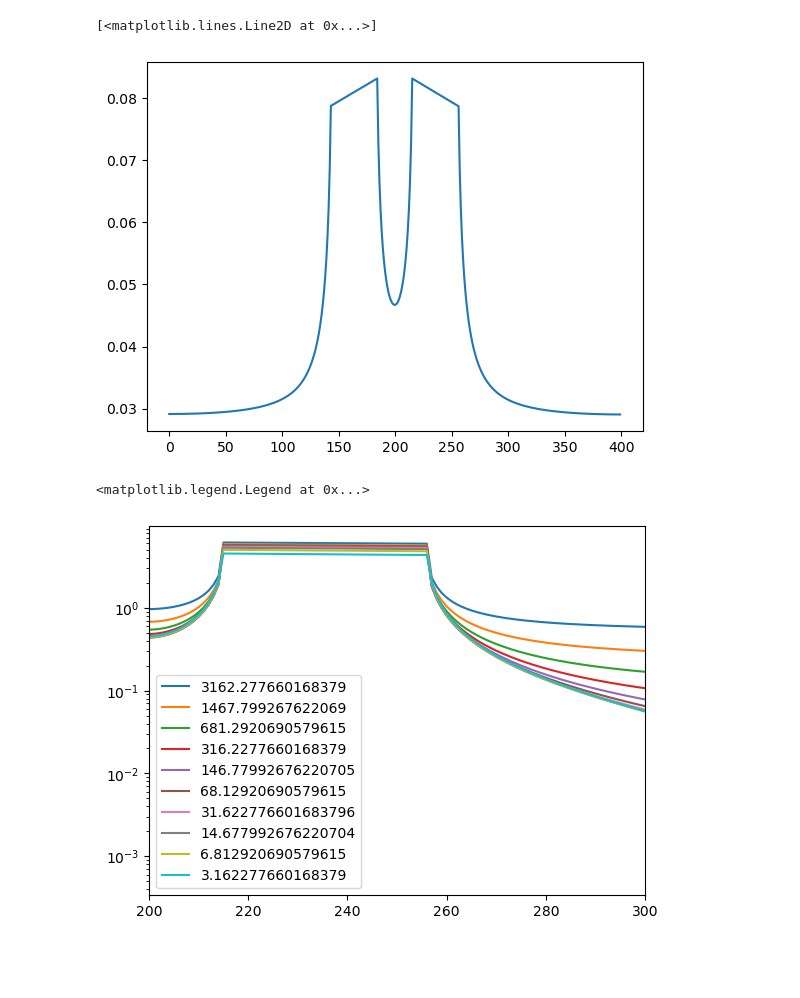
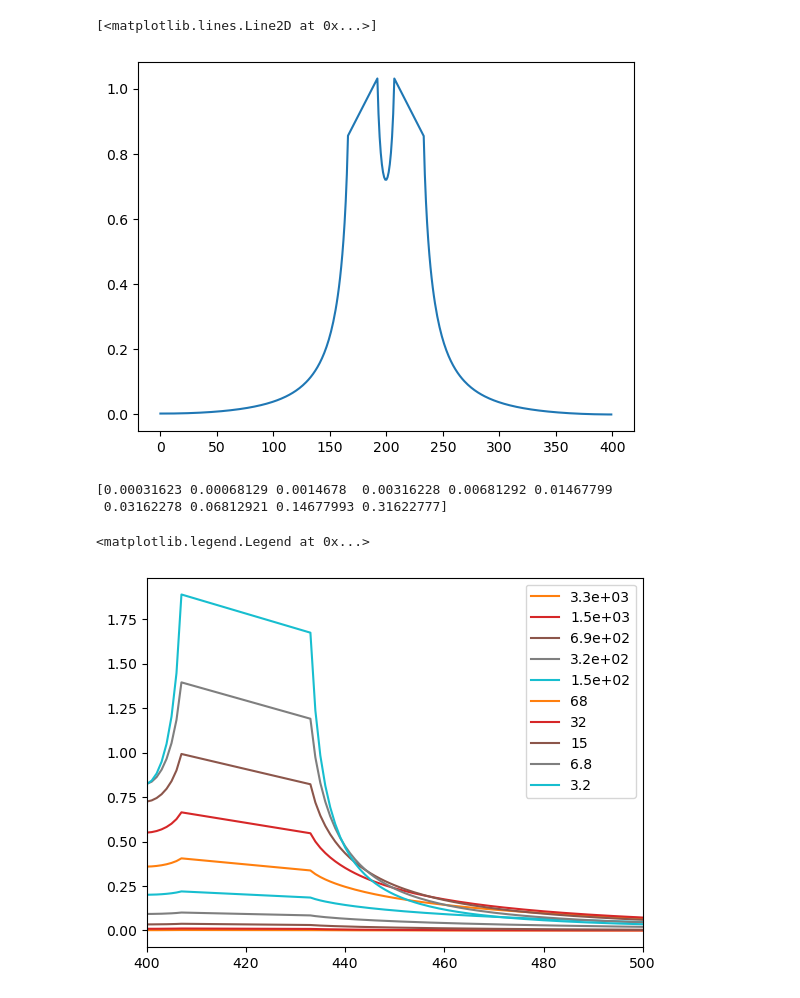
Before and after one commit to yuchenyan0107/LBM_Diffusion, a Jupyter notebook: Laplacian_solver/laplacian.ipynb, the cells around one changed output. Saved outputs shown, nothing was run; the diff lists cells and outputs as text; code cells hidden in the pictures; blank space fills up the shorter version.

Commit message:
Concentration profile matching, improved

```diff
--- a/Laplacian_solver/laplacian.ipynb
+++ b/Laplacian_solver/laplacian.ipynb
@@ -163,44 +163,61 @@ plt.show()
 # %%
-plt.plot(np.arange(nx)[non_absorb_mask == 0], C[:, 0][non_absorb_mask == 0])
+
+background_value = np.min(C[:, 0])
+extra_thickness = C[:, 0] - background_value #+ 1e-6
+normalized_thickness = extra_thickness/ background_value
+
+plt.plot(np.arange(nx)[non_absorb_mask == 0], normalized_thickness[non_absorb_mask == 0])
 # %% [output]
 [<matplotlib.lines.Line2D at 0x...>]
-[figure, old version]
+[figure, new version]
 # %%
 def _single_run(absorption_rate):
 
     absorption_coefficient = 1/absorption_rate
 
-    C, iters, maxchange = solve_core(nx, ny, C0, absorption_coefficient, non_absorb_mask, tol=1e-5, max_iter=20000, omega=1.2)
+    C, iters, maxchange = solve_core(nx, ny, C0, absorption_rate, non_absorb_mask, tol=1e-5, max_iter=20000, omega=1.2)
 
-    return C[:, 0]
+    return C[:, 0], C[0, :]
 
 
 def parameter_sweep_parallel(num, n_jobs=2, backend="loky"):
     a = np.linspace(-3.5, -0.5, num = num, endpoint = True)
     absorption_rates = np.power(10, a)
 
+    print(absorption_rates)
+
     results = Parallel(n_jobs=n_jobs, backend=backend)(
         delayed(_single_run)(absorption_rate)
         for absorption_rate in absorption_rates
     )
 
-    thickness_profile = results
-    return absorption_rates, thickness_profile
+    thickness_bottom, thickness_left = zip(*results)
+    return absorption_rates, thickness_bottom, thickness_left
 # %%
-absorption_rates, thickness_profile = parameter_sweep_parallel(num = 10, n_jobs=2, backend="loky")
+absorption_rates, thickness_bottom, concentration_left = parameter_sweep_parallel(num = 10, n_jobs=-1, backend="loky")
+# %% [output]
+[0.00031623 0.00068129 0.0014678  0.00316228 0.00681292 0.01467799
+ 0.03162278 0.06812921 0.14677993 0.31622777]
 # %%
-#print(1/absorption_rates)
+#print(absorption_rates)
+
 for i in range(10):
-    background_value = np.min(thickness_profile[i])
-    extra_thickness = thickness_profile[i] - background_value + 1e-6
+    background_value = np.min(thickness_bottom[i])
+    extra_thickness = thickness_bottom[i] - background_value #+ 1e-6
     normalized_thickness = extra_thickness/ background_value
-    #print(normalized_thickness)
 
-    plt.plot(np.arange(nx)[non_absorb_mask == 0], normalized_thickness[non_absorb_mask == 0], label = 1/absorption_rates[i])
 
-plt.xlim(nx//2, nx//2+100)
-plt.yscale('log')
+    slope = concentration_left[i][1]-concentration_left[i][0]
+
+    plt.plot(np.arange(50), np.arange(50)*slope + concentration_left[i][0])
+
+    measured_absorption = slope/concentration_left[i][0]
+
+    plt.plot(np.arange(nx)[non_absorb_mask == 0], normalized_thickness[non_absorb_mask == 0], label=f"{1/measured_absorption:.2g}")
+
+plt.xlim(nx//2, nx//2 + 100)
+#plt.yscale('log')
 plt.legend()
 # %% [output]
 <matplotlib.legend.Legend at 0x...>
-[figure, old version]
+[figure, new version]
```
Also changed, not shown: parts of 4 cells of this notebook, 2 other files.
